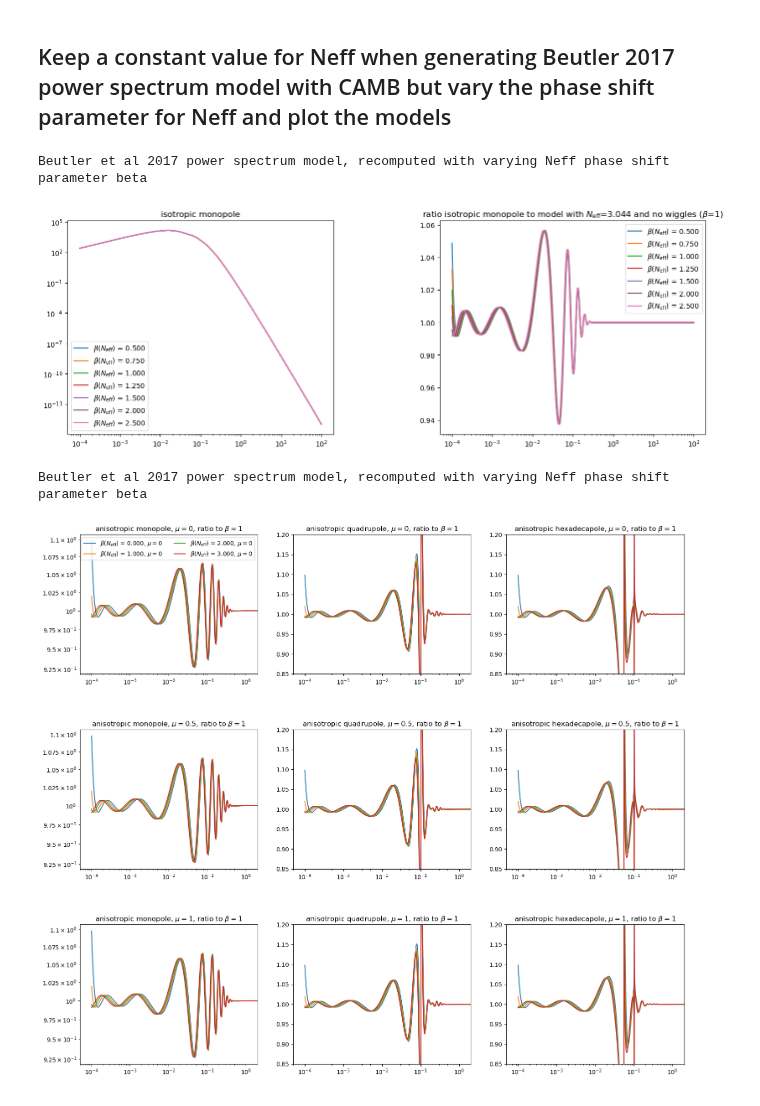
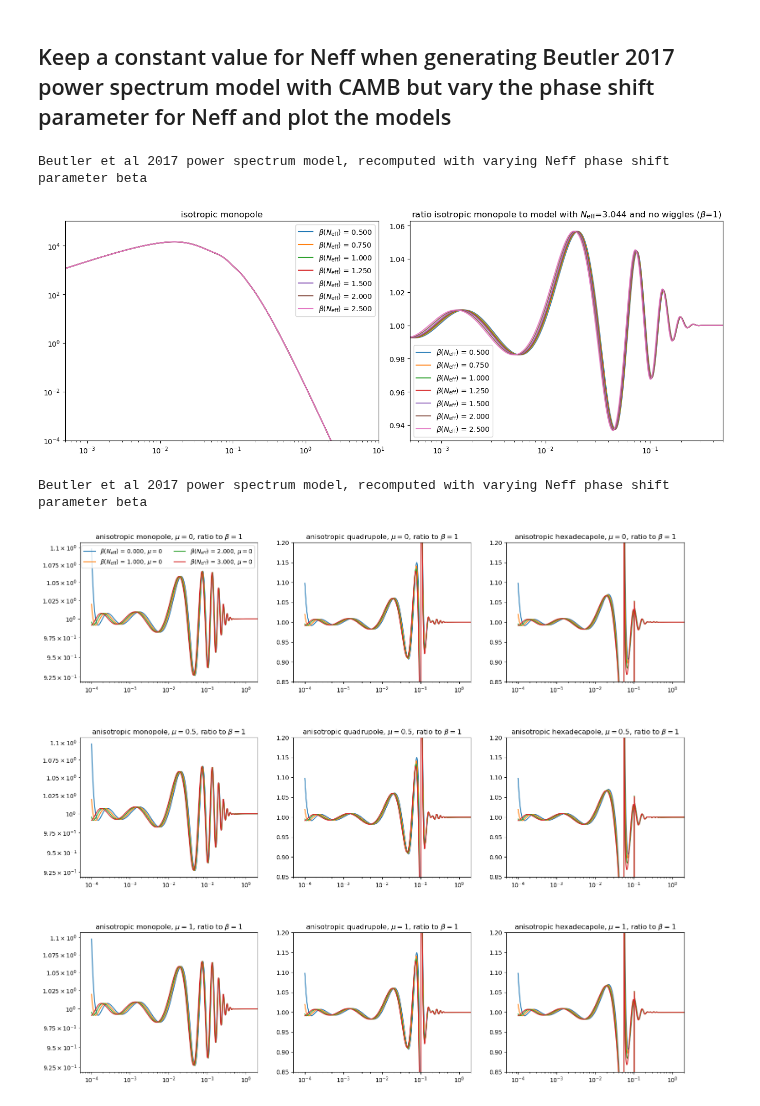
Before and after one commit to abbew25/Barry, a Jupyter notebook: investigations/investigation_Neff.ipynb, the cells around one changed output. Cells and saved outputs as stored; diff of their text form; code cells hidden in the pictures.

```diff
--- a/investigations/investigation_Neff.ipynb
+++ b/investigations/investigation_Neff.ipynb
@@ -260,6 +261,7 @@ Beutler et al 2017 power spectrum model, recomputed with varying Neff
 # %%
 import sys
 sys.path.append("../")
+#sys.path.append("../../")
 import barry
 import numpy as np
 import matplotlib.pyplot as plt
@@ -284,36 +286,39 @@ cosmology = {
             "reconsmoothscale": 15,
             "Neff": 3.044,
         }
 model.set_cosmology(cosmology) # initialises self.camb object
 ks = model.camb.ks
 params_dict = {j.name: j.default for j in model.params}
 
 ax1 = plt.subplot(121)
 ax2 = plt.subplot(122)
 
+ax2.set_xlim(5e-4, 0.5)
+ax1.set_xlim(5e-4, 10.0)
+
 params_dict["beta_phase_shift"] = 1.0
 k, pk1, poly = model.compute_power_spectrum(ks, params_dict, smooth=True)
 
 for phase_shift_parameter in [0.5, 0.75, 1.0, 1.25, 1.5, 2.0, 2.5]:
 
     params_dict["beta_phase_shift"] = phase_shift_parameter
     k, pk, poly = model.compute_power_spectrum(ks, params_dict)
 
     ax1.loglog(k, pk[0], label=r"$\beta(N_{\mathrm{eff}})$ = %.3f" % phase_shift_parameter)#, alpha=0.7)
-    ax2.semilogx(k, pk[0]/pk1[0], label=r"$\beta(N_{\mathrm{eff}})$ = %.3f" % phase_shift_parameter)#, alpha=0.7)
+    ax2.semilogx(k, pk[0]/pk1[0], label=r"$\beta(N_{\mathrm{eff}})$ = %.3f" % phase_shift_parameter, alpha=0.9)
 
 
 
 print("Beutler et al 2017 power spectrum model, recomputed with varying Neff phase shift parameter beta")
 ax1.set_title('isotropic monopole')
 ax2.set_title(r'ratio isotropic monopole to model with $N_{\mathrm{eff}}$=3.044 and no wiggles ($\beta$=1)')
-plt.subplots_adjust(wspace=0.4, left=0, right=2, top=1)
+plt.subplots_adjust(wspace=0.1, left=0, right=2, top=1)
 ax1.legend()
 ax2.legend()
 plt.show()
 # %% [output]
 Beutler et al 2017 power spectrum model, recomputed with varying Neff phase shift parameter beta
-[figure, old version]
+[figure, new version]
 # %%
 import sys
 sys.path.append("../")
@@ -427,4 +432,4 @@ ax9.set_ylim([0.85,1.2])
 plt.show()
 # %% [output]
 Beutler et al 2017 power spectrum model, recomputed with varying Neff phase shift parameter beta
-[figure, old version]
+[figure, new version]
```
Also changed, not shown: parts of 4 cells of this notebook, 9 other files.
